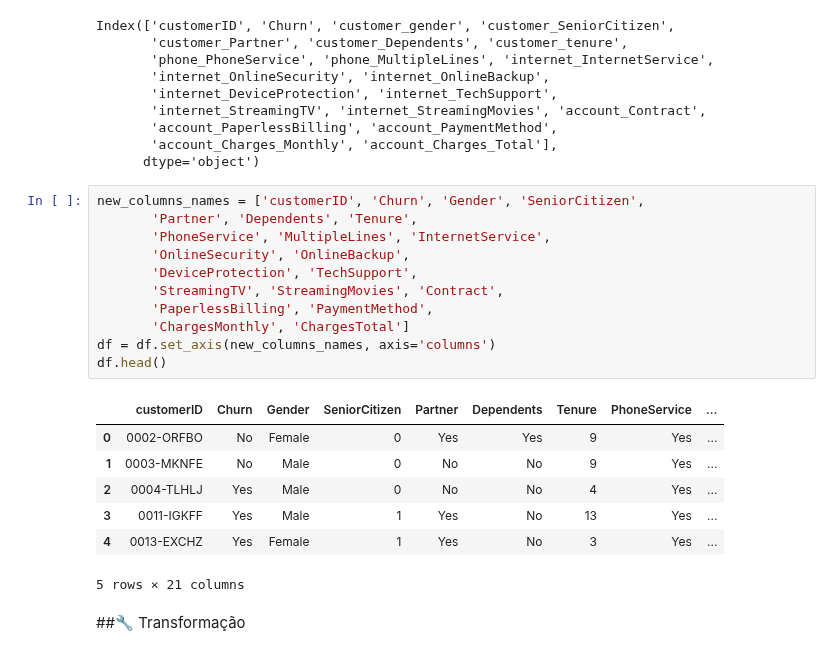
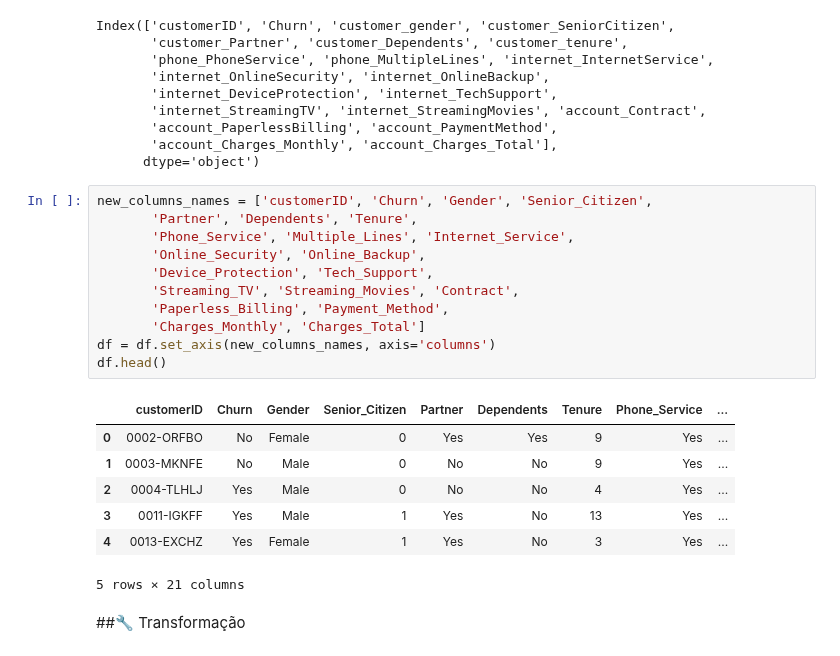
Before and after one commit to rafaelreisramos/oracle-one, a Jupyter notebook: challenge-telecom-x/TelecomX_BR.ipynb, the cells around one changed output. Cells and saved outputs as stored; diff of their text form.

```diff
--- a/challenge-telecom-x/TelecomX_BR.ipynb
+++ b/challenge-telecom-x/TelecomX_BR.ipynb
@@ -128,18 +128,18 @@ Index(['customerID', 'Churn', 'customer_gender', 'customer_SeniorCitizen',
        'account_Charges_Monthly', 'account_Charges_Total'],
       dtype='object')
 # %%
-new_columns_names = ['customerID', 'Churn', 'Gender', 'SeniorCitizen',
+new_columns_names = ['customerID', 'Churn', 'Gender', 'Senior_Citizen',
        'Partner', 'Dependents', 'Tenure',
-       'PhoneService', 'MultipleLines', 'InternetService',
-       'OnlineSecurity', 'OnlineBackup',
-       'DeviceProtection', 'TechSupport',
-       'StreamingTV', 'StreamingMovies', 'Contract',
-       'PaperlessBilling', 'PaymentMethod',
-       'ChargesMonthly', 'ChargesTotal']
+       'Phone_Service', 'Multiple_Lines', 'Internet_Service',
+       'Online_Security', 'Online_Backup',
+       'Device_Protection', 'Tech_Support',
+       'Streaming_TV', 'Streaming_Movies', 'Contract',
+       'Paperless_Billing', 'Payment_Method',
+       'Charges_Monthly', 'Charges_Total']
 df = df.set_axis(new_columns_names, axis='columns')
 df.head()
 # %% [output]
-|  | customerID | Churn | Gender | SeniorCitizen | Partner | Dependents | Tenure | PhoneService | ... |
+|  | customerID | Churn | Gender | Senior_Citizen | Partner | Dependents | Tenure | Phone_Service | ... |
 | 0 | 0002-ORFBO | No | Female | 0 | Yes | Yes | 9 | Yes | ... |
 | 1 | 0003-MKNFE | No | Male | 0 | No | No | 9 | Yes | ... |
 | 2 | 0004-TLHLJ | Yes | Male | 0 | No | No | 4 | Yes | ... |
```
Also changed, not shown: parts of 23 cells of this notebook.
